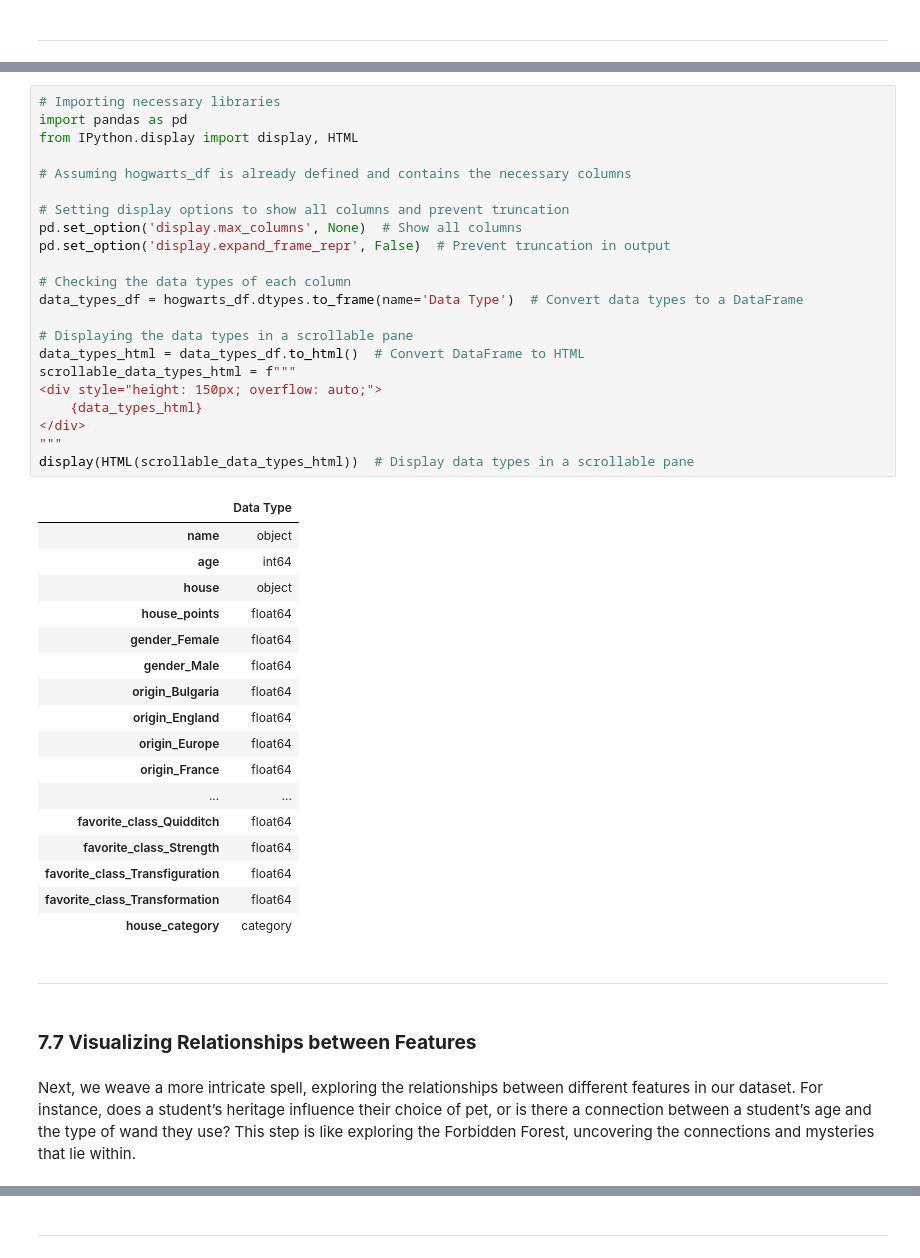
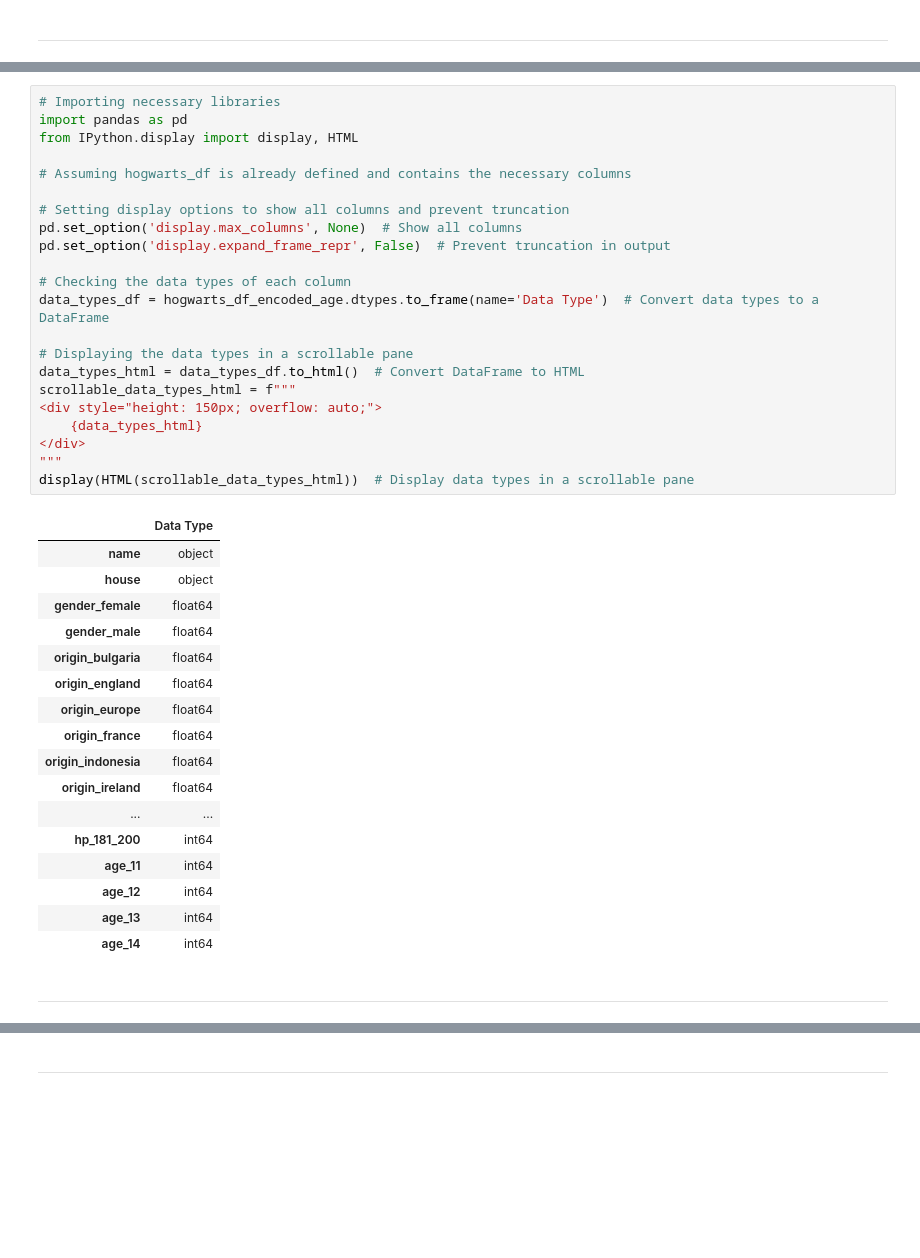
Before and after one commit to leonism/the-gemikas-magical-guide-to-sorting-hogwarts-students-using-the-decision-tree-algorithm, a Jupyter notebook: harry-potter-07.ipynb, the cells around one changed output, grey strips where cells are left out. Drawn from its saved outputs; the diff is of its cells as text; blank space fills up the shorter version.

```diff
--- a/harry-potter-07.ipynb
+++ b/harry-potter-07.ipynb
@@ -352,46 +387,42 @@ correlation_matrix.to_csv('data/correlation-matrix.csv')
 # %%
 # Importing necessary libraries
 import pandas as pd
 from IPython.display import display, HTML
 
 # Assuming hogwarts_df is already defined and contains the necessary columns
 
 # Setting display options to show all columns and prevent truncation
 pd.set_option('display.max_columns', None)  # Show all columns
 pd.set_option('display.expand_frame_repr', False)  # Prevent truncation in output
 
 # Checking the data types of each column
-data_types_df = hogwarts_df.dtypes.to_frame(name='Data Type')  # Convert data types to a DataFrame
+data_types_df = hogwarts_df_encoded_age.dtypes.to_frame(name='Data Type')  # Convert data types to a DataFrame
 
 # Displaying the data types in a scrollable pane
 data_types_html = data_types_df.to_html()  # Convert DataFrame to HTML
 scrollable_data_types_html = f"""
 <div style="height: 150px; overflow: auto;">
     {data_types_html}
 </div>
 """
 display(HTML(scrollable_data_types_html))  # Display data types in a scrollable pane
 # %% [output]
 |  | Data Type |
 | name | object |
-| age | int64 |
 | house | object |
-| house_points | float64 |
-| gender_Female | float64 |
-| gender_Male | float64 |
-| origin_Bulgaria | float64 |
-| origin_England | float64 |
-| origin_Europe | float64 |
-| origin_France | float64 |
+| gender_female | float64 |
+| gender_male | float64 |
+| origin_bulgaria | float64 |
+| origin_england | float64 |
+| origin_europe | float64 |
+| origin_france | float64 |
+| origin_indonesia | float64 |
+| origin_ireland | float64 |
 | ... | ... |
-| favorite_class_Quidditch | float64 |
-| favorite_class_Strength | float64 |
-| favorite_class_Transfiguration | float64 |
-| favorite_class_Transformation | float64 |
-| house_category | category |
+| hp_181_200 | int64 |
+| age_11 | int64 |
+| age_12 | int64 |
+| age_13 | int64 |
+| age_14 | int64 |
 # %% [markdown]
 ---
-# %% [markdown]
-### **7.7 Visualizing Relationships between Features**
-# %% [markdown]
-Next, we weave a more intricate spell, exploring the relationships between different features in our dataset. For instance, does a student’s heritage influence their choice of pet, or is there a connection between a student’s age and the type of wand they use? This step is like exploring the Forbidden Forest, uncovering the connections and mysteries that lie within.
```
Also changed, not shown: parts of 22 cells of this notebook, 4 other files.
